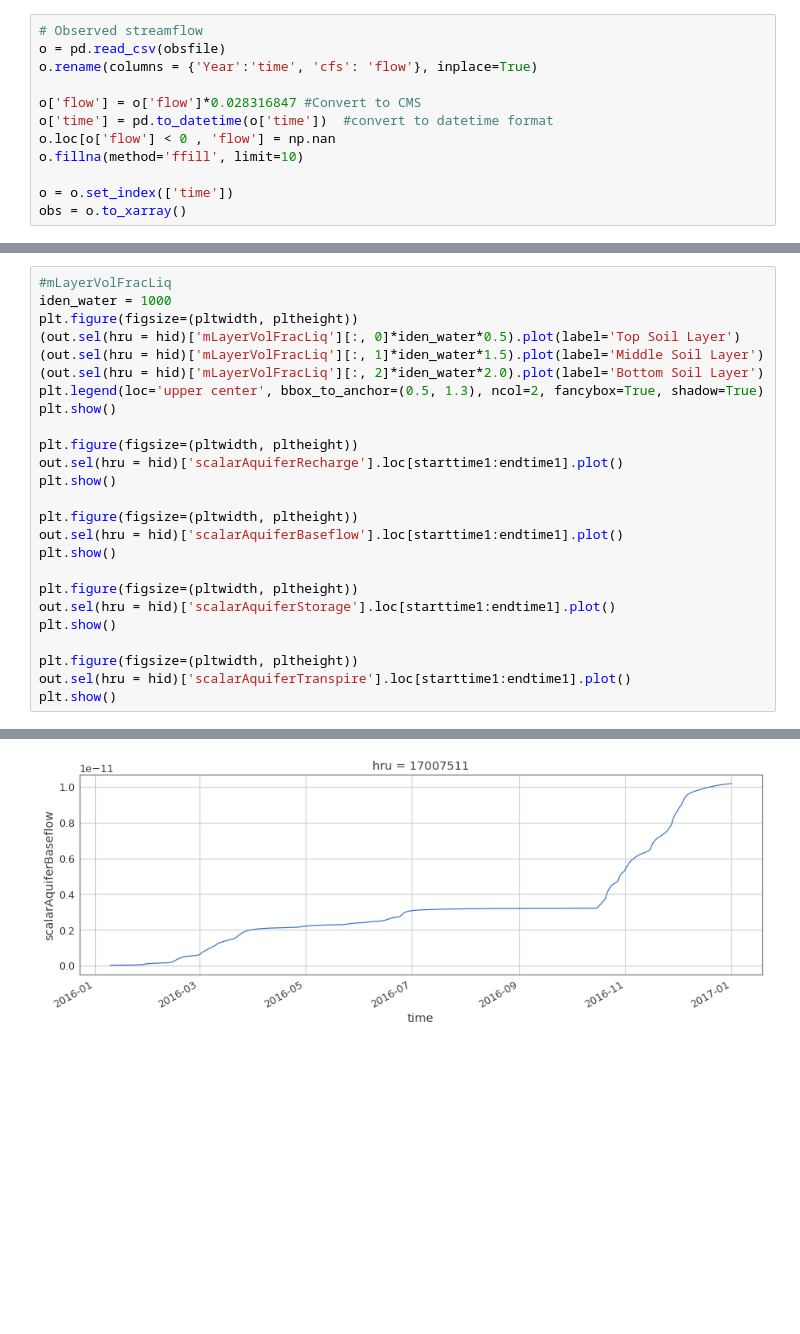
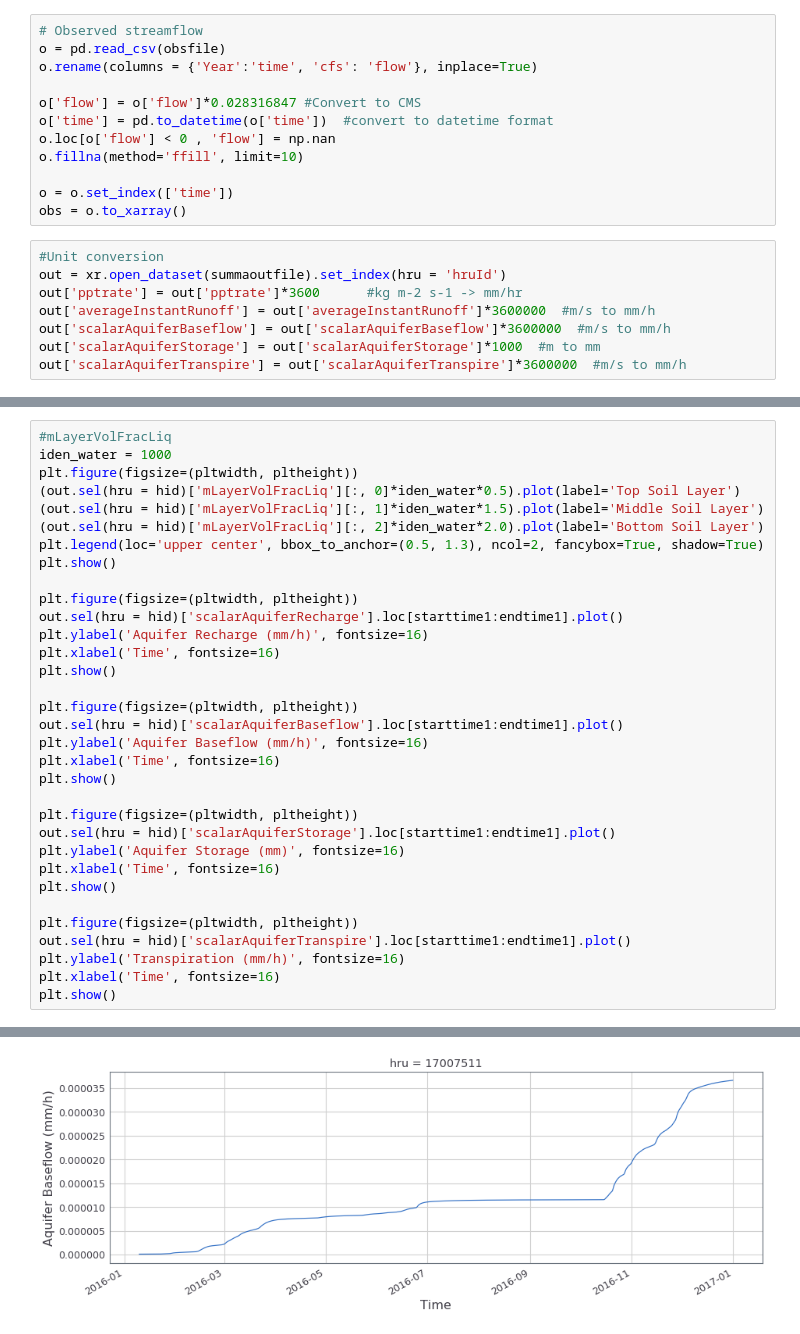
Before and after one commit to hydrofcst/luit, a Jupyter notebook: bigBucktparametersensitivity_singleRun.ipynb, the cells around one changed output, grey strips where cells are left out. Saved outputs shown, nothing was run; the diff lists cells and outputs as text; blank space fills up the shorter version.

Commit message:
All units to mm/h and mm

```diff
--- a/bigBucktparametersensitivity_singleRun.ipynb
+++ b/bigBucktparametersensitivity_singleRun.ipynb
@@ -28,6 +30,14 @@ o.fillna(method='ffill', limit=10)
 
 o = o.set_index(['time'])
 obs = o.to_xarray()
+# %%
+#Unit conversion
+out = xr.open_dataset(summaoutfile).set_index(hru = 'hruId')
+out['pptrate'] = out['pptrate']*3600      #kg m-2 s-1 -> mm/hr
+out['averageInstantRunoff'] = out['averageInstantRunoff']*3600000  #m/s to mm/h
+out['scalarAquiferBaseflow'] = out['scalarAquiferBaseflow']*3600000  #m/s to mm/h
+out['scalarAquiferStorage'] = out['scalarAquiferStorage']*1000  #m to mm
+out['scalarAquiferTranspire'] = out['scalarAquiferTranspire']*3600000  #m/s to mm/h
 # %%
 #Plot forcing and diagnostic variables
 
@@ -86,18 +90,26 @@ plt.show()
 
 plt.figure(figsize=(pltwidth, pltheight))
 out.sel(hru = hid)['scalarAquiferRecharge'].loc[starttime1:endtime1].plot()
+plt.ylabel('Aquifer Recharge (mm/h)', fontsize=16)
+plt.xlabel('Time', fontsize=16)
 plt.show()
 
 plt.figure(figsize=(pltwidth, pltheight))
 out.sel(hru = hid)['scalarAquiferBaseflow'].loc[starttime1:endtime1].plot()
+plt.ylabel('Aquifer Baseflow (mm/h)', fontsize=16)
+plt.xlabel('Time', fontsize=16)
 plt.show()
 
 plt.figure(figsize=(pltwidth, pltheight))
 out.sel(hru = hid)['scalarAquiferStorage'].loc[starttime1:endtime1].plot()
+plt.ylabel('Aquifer Storage (mm)', fontsize=16)
+plt.xlabel('Time', fontsize=16)
 plt.show()
 
 plt.figure(figsize=(pltwidth, pltheight))
 out.sel(hru = hid)['scalarAquiferTranspire'].loc[starttime1:endtime1].plot()
+plt.ylabel('Transpiration (mm/h)', fontsize=16)
+plt.xlabel('Time', fontsize=16)
 plt.show()
 # %% [output]
 [figure]
@@ -105 +117 @@ plt.show()
-[figure, old version]
+[figure, new version]
```
Also changed, not shown: parts of 4 cells of this notebook.
